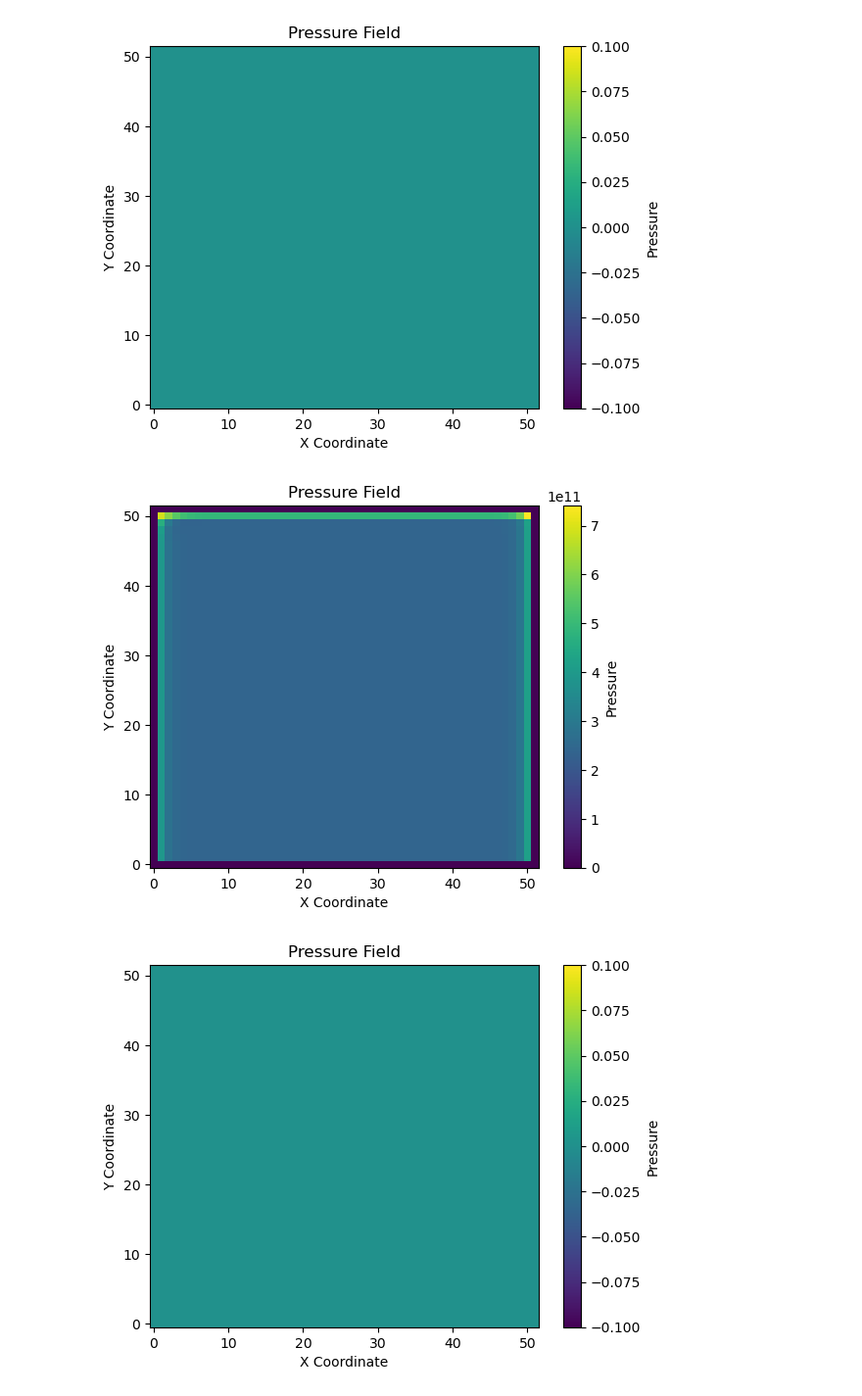
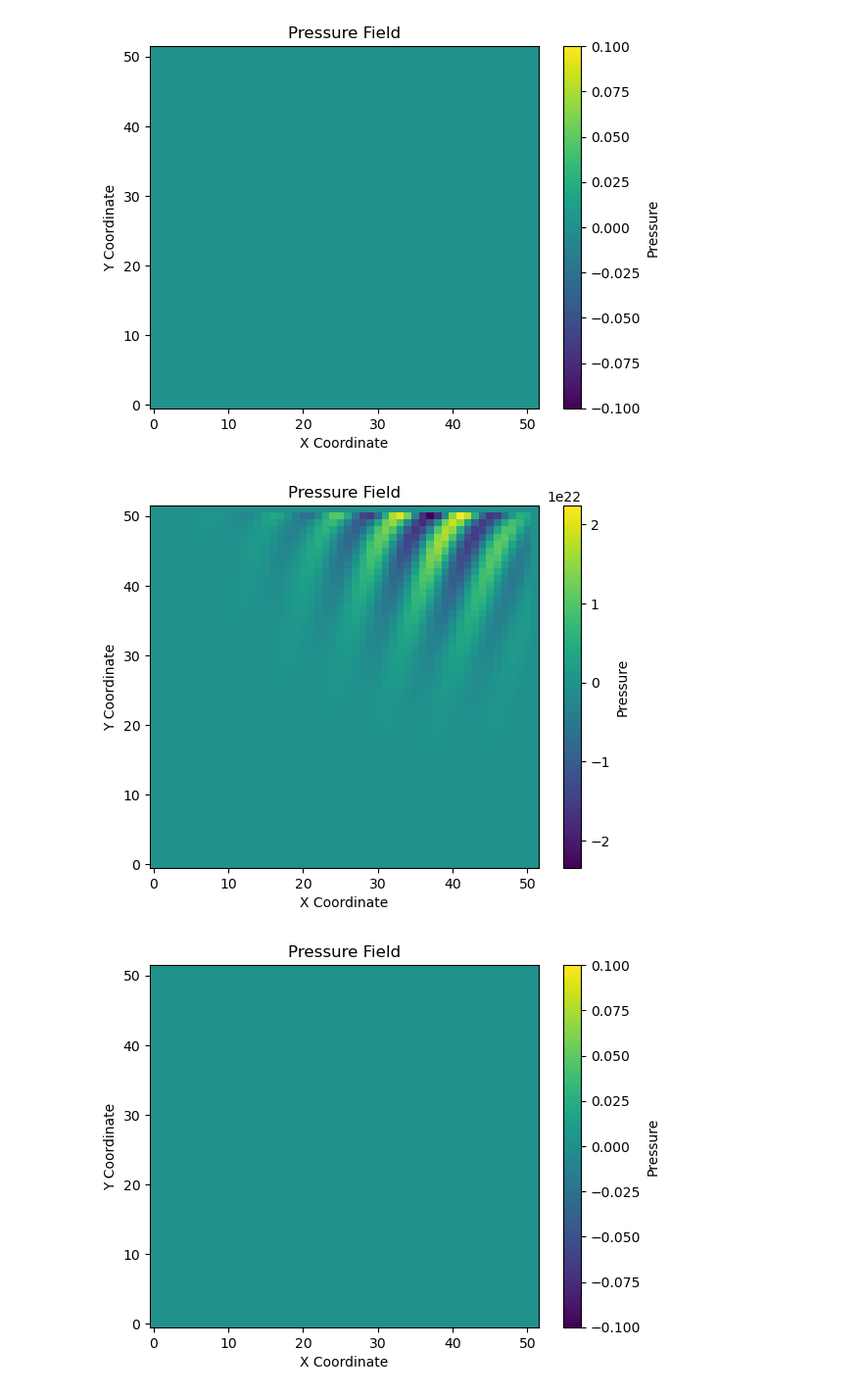
Before and after one commit to efekaanefe/Fluid-Simulations, a Jupyter notebook: Eulerian-Fluid-Simulation/eulers-equation.ipynb, the cells around one changed output. Shown: that part at 98% size. Drawn from its saved outputs; the diff is of its cells as text; code cells hidden in the pictures.

```diff
--- a/Eulerian-Fluid-Simulation/eulers-equation.ipynb
+++ b/Eulerian-Fluid-Simulation/eulers-equation.ipynb
@@ -74,7 +74,7 @@ s_field[-1, :] = 0  # Set the bottom boundary to zero
 # print(s_field)
 
 # overrelaxation constant
-o = 1.9
+o = 1.5
 
 # velocity_field_v[0][0] += g*dt/2
 plot_velocity_field(grid_X, grid_Y, velocity_field_u, velocity_field_v, title = "initialized velocity field")
@@ -88,47 +88,65 @@ plot_pressure_field(grid_X, grid_Y, pressure_field)
 ## ASSUMPTIONS:
 # 1 - incompressible flow
 # 2 - steady flow
+# https://matthias-research.github.io/pages/tenMinutePhysics/index.html
 
 cell_center_coordinates_i = nx//2
 cell_center_coordinates_j = ny//2
 
 # for iteration in range(num_iterations):
+
+cp = rho*h/dt
+
+for _ in range(10):
+    for i in range(1, ny+1):
+        if s_field[i][j] == 0: # wall
+            continue
+        velocity_field_v[i][j] += dt*g
+
 for _ in range(10):
     for i in range(1, ny+1):
         for j in range(1, nx+1):
-
-            if s_field[i][j] == 0: # wall
-                continue
-
 
             # random velocity input at center cell
             # velocity_field_u[cell_center_coordinates_i][cell_center_coordinates_j] = np.random.random()
             # velocity_field_v[cell_center_coordinates_i][cell_center_coordinates_j] = np.random.random()
             # velocity_field_v[cell_center_coordinates_i][cell_center_coordinates_j] = -
 
-            velocity_field_v[i][j] += dt*g
+            # if s_field[i][j] == 0: # wall
+            #     continue
+            # velocity_field_v[i][j] += dt*g
 
-            d = get_divergence_of_cell(i, j, velocity_field_u, velocity_field_v)
-            s = get_s_sum_value_of_cell(i, j, s_field)
+            sx0 = s_field[i-1][j]
+            sx1 = s_field[i+1][j]
+            sy0 = s_field[i][j-1]
+            sy1 = s_field[i][j+1]
+            s = sx0 + sx1 + sy0 + sy1
 
             if s == 0:
                 continue
 
-            velocity_field_u[i][j] += d * s_field[i-1][j]/s
-            velocity_field_u[i+1][j] -= d * s_field[i+1][j]/s
-            velocity_field_v[i][j] += d * s_field[i][j-1]/s
-            velocity_field_u[i][j+1] -= d * s_field[i][j+1]/s
+            d = get_divergence_of_cell(i, j, velocity_field_u, velocity_field_v)
 
-            pressure_field[i][j] += d/s*rho*h/dt  # not necessary for simulation
-            pressure_field[i][j] *= o
+            p = -d/s
+            p *= o # over-relaxation
+
+            pressure_field[i][j] += cp*p  # not necessary for simulation
+
+            # p /= o
+            velocity_field_u[i][j] -=  sx0 * p
+            velocity_field_u[i+1][j] += sx1 * p
+            velocity_field_v[i][j] -= sy0 * p
+            velocity_field_u[i][j+1] += sy1 * p
+
+
 
 
 
 plot_pressure_field(grid_X, grid_Y, pressure_field)
 
 # plot_velocity_field(grid_X, grid_Y, velocity_field_u, velocity_field_v)
 # %% [output]
-[figure, old version]
+[figure, new version]
 # %%
 from fluid import Fluid # vector fields are arrays, not matrix why?
 
```
Also changed, not shown: 1 other file.
